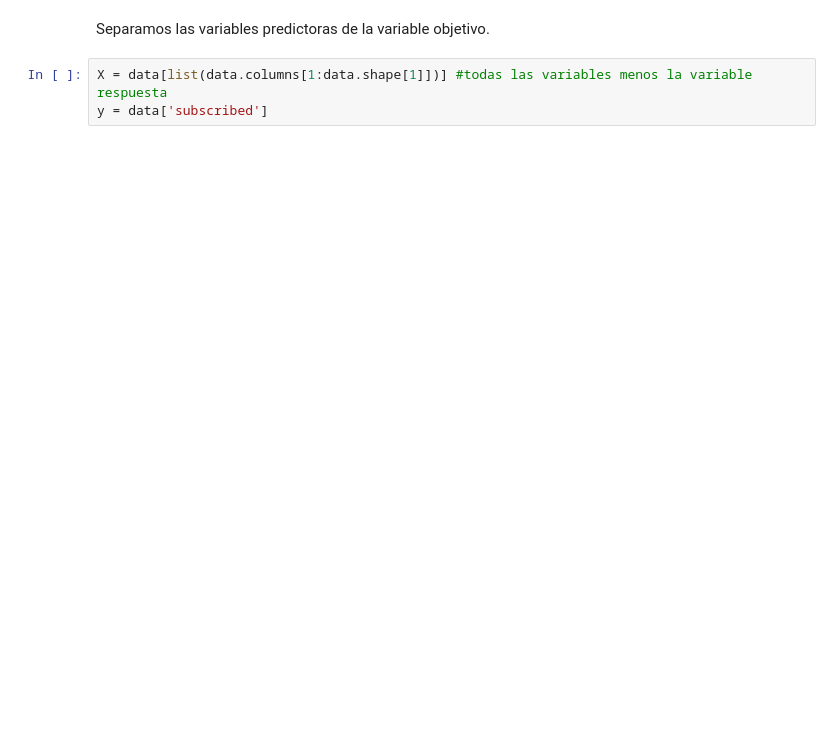
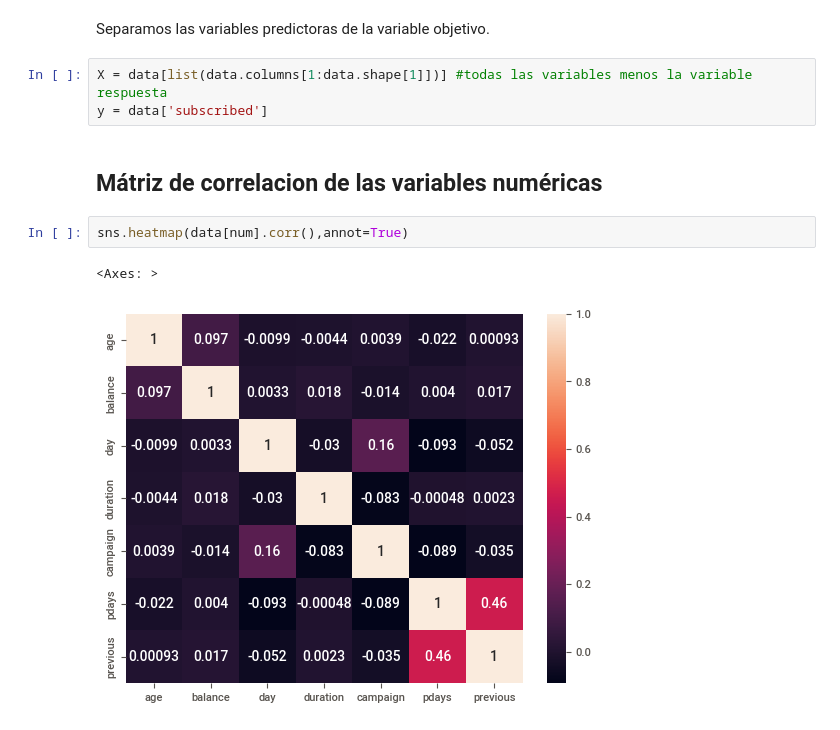
Before and after one commit to mariol-lamas/PFG-UNAV-G4, a Jupyter notebook: Src/Initial_Exp/eda.ipynb, the cells around one changed output. Drawn from its saved outputs; the diff is of its cells as text; blank space fills up the shorter version.

```diff
--- a/Src/Initial_Exp/eda.ipynb
+++ b/Src/Initial_Exp/eda.ipynb
@@ -312,3 +248,10 @@ Separamos las variables predictoras de la variable objetivo.
 # %%
 X = data[list(data.columns[1:data.shape[1]])] #todas las variables menos la variable respuesta
 y = data['subscribed']
+# %% [markdown]
+## Mátriz de correlacion de las variables numéricas
+# %%
+sns.heatmap(data[num].corr(),annot=True)
+# %% [output]
+<Axes: >
+[figure, added]
```
Also changed, not shown: parts of 32 cells of this notebook.
